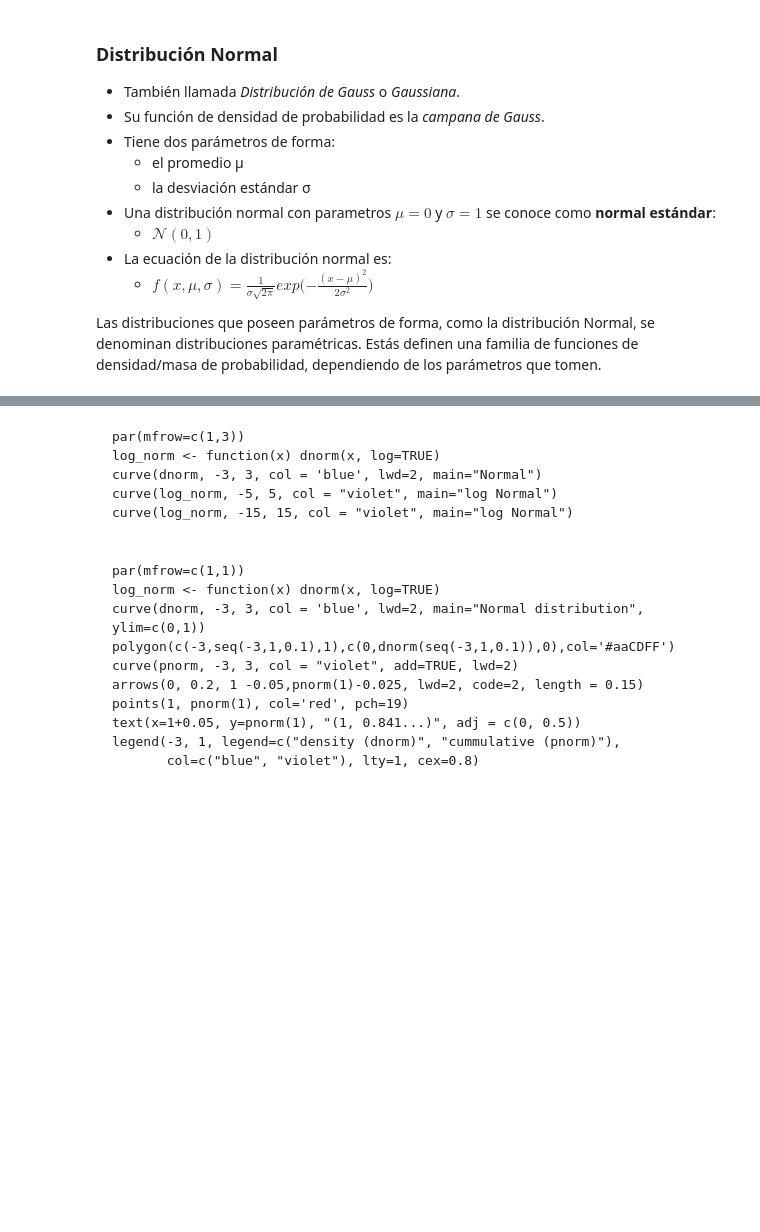
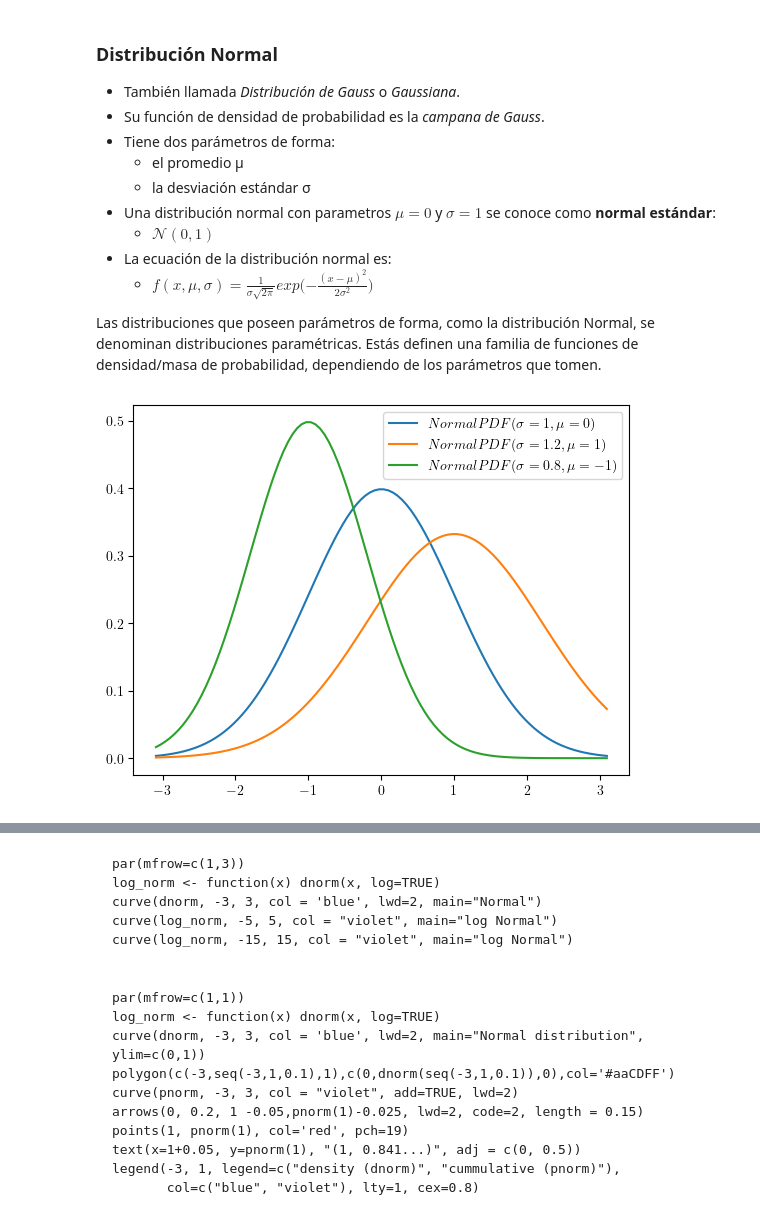
Before and after one commit to javieriserte/qualitative-data-course, a Jupyter notebook: classes/C01.1.Variables_y_funciones.ipynb, the cells around one changed output, grey strips where cells are left out. Cells and saved outputs as stored; diff of their text form; code cells hidden in the pictures; blank space fills up the shorter version.

```diff
--- a/classes/C01.1.Variables_y_funciones.ipynb
+++ b/classes/C01.1.Variables_y_funciones.ipynb
@@ -166,3 +176,8 @@ https://modelassist.epixanalytics.com/display/EA/Parametric+and+non-parametric+d
 Las distribuciones que poseen parámetros de forma, como la distribución Normal,
 se denominan distribuciones paramétricas. Estás definen una familia de funciones
 de densidad/masa de probabilidad, dependiendo de los parámetros que tomen.
+# %%
+import C01
+C01.normal_distribution_plot()
+# %% [output]
+[figure, added]
```
Also changed, not shown: parts of 4 cells of this notebook, 1 other file.
